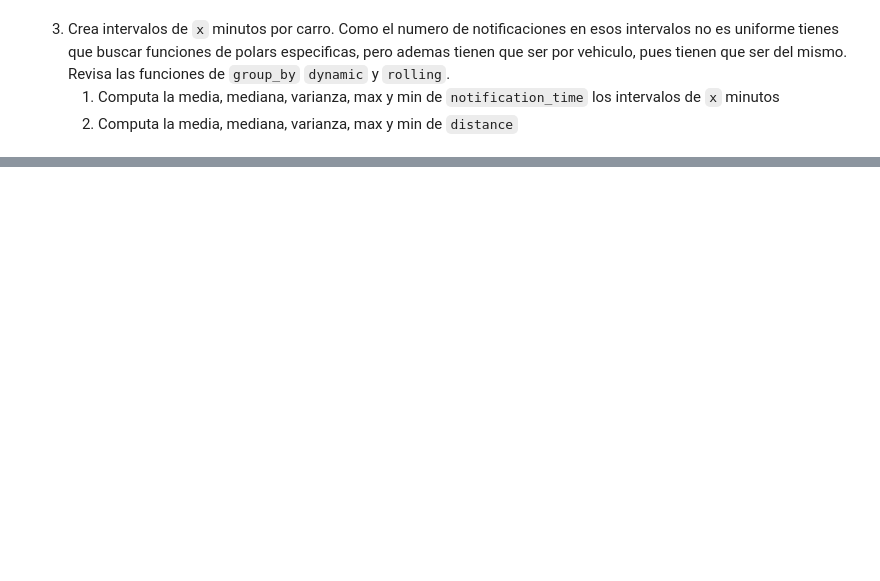
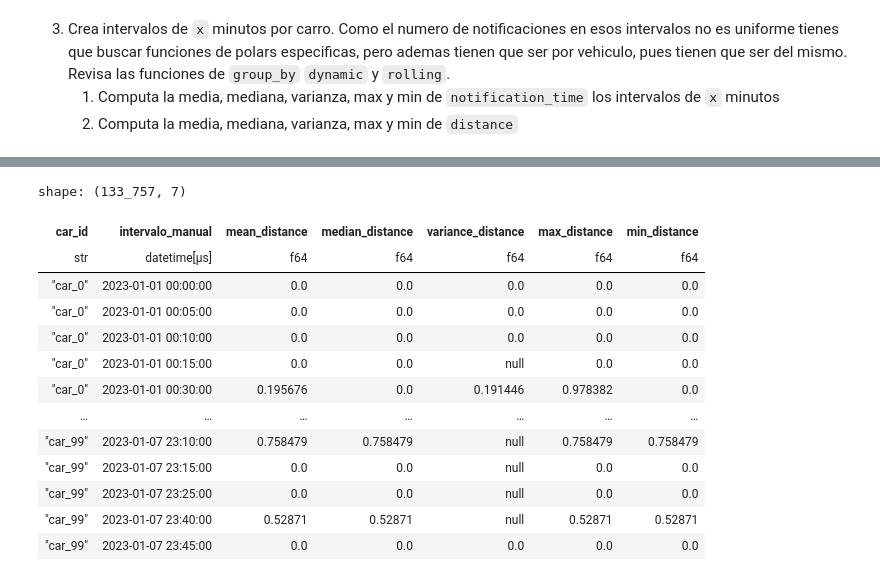
Before and after one commit to sonder-art/fdd_p24, a Jupyter notebook: tareas/5282_vhed/polars/05_polars_ts.ipynb, the cells around one changed output, grey strips where cells are left out. Saved outputs shown, nothing was run; the diff lists cells and outputs as text; code cells hidden in the pictures; blank space fills up the shorter version.

```diff
--- a/tareas/5282_vhed/polars/05_polars_ts.ipynb
+++ b/tareas/5282_vhed/polars/05_polars_ts.ipynb
@@ -182,0 +302,27 @@ shape: (10, 7)
+# %%
+#3.2
+stats2 = data2.agg([
+    pl.col("distance").mean().alias("mean_distance"),
+    pl.col("distance").median().alias("median_distance"),
+    pl.col("distance").var().alias("variance_distance"),
+    pl.col("distance").max().alias("max_distance"),
+    pl.col("distance").min().alias("min_distance"),
+])
+
+stats2 = stats2.sort(["car_id", "intervalo_manual"])
+stats2
+# %% [output]
+shape: (133_757, 7)
+| car_id | intervalo_manual | mean_distance | median_distance | variance_distance | max_distance | min_distance |
+| str | datetime[μs] | f64 | f64 | f64 | f64 | f64 |
+| "car_0" | 2023-01-01 00:00:00 | 0.0 | 0.0 | 0.0 | 0.0 | 0.0 |
+| "car_0" | 2023-01-01 00:05:00 | 0.0 | 0.0 | 0.0 | 0.0 | 0.0 |
+| "car_0" | 2023-01-01 00:10:00 | 0.0 | 0.0 | 0.0 | 0.0 | 0.0 |
+| "car_0" | 2023-01-01 00:15:00 | 0.0 | 0.0 | null | 0.0 | 0.0 |
+| "car_0" | 2023-01-01 00:30:00 | 0.195676 | 0.0 | 0.191446 | 0.978382 | 0.0 |
+| … | … | … | … | … | … | … |
+| "car_99" | 2023-01-07 23:10:00 | 0.758479 | 0.758479 | null | 0.758479 | 0.758479 |
+| "car_99" | 2023-01-07 23:15:00 | 0.0 | 0.0 | null | 0.0 | 0.0 |
+| "car_99" | 2023-01-07 23:25:00 | 0.0 | 0.0 | null | 0.0 | 0.0 |
+| "car_99" | 2023-01-07 23:40:00 | 0.52871 | 0.52871 | null | 0.52871 | 0.52871 |
+| "car_99" | 2023-01-07 23:45:00 | 0.0 | 0.0 | 0.0 | 0.0 | 0.0 |
```
Also changed, not shown: parts of 17 cells of this notebook, 4 other files.
